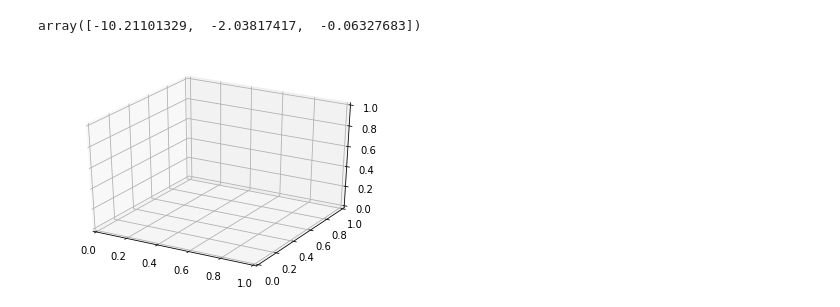
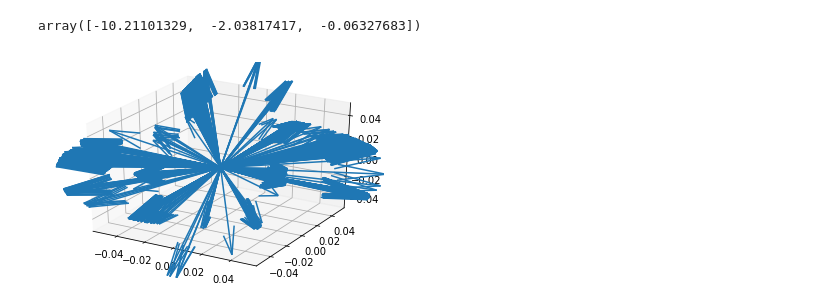
Before and after one commit to mehdig-exe/Third-Year-Project, a Jupyter notebook: Mehdi/Data Analysis.ipynb, the cells around one changed output. Cells and saved outputs as stored; diff of their text form; code cells hidden in the pictures.

```diff
--- a/Mehdi/Data Analysis.ipynb
+++ b/Mehdi/Data Analysis.ipynb
@@ -27,11 +27,11 @@ np.cross(x1[1],x1[2])
 array([-10.21101329,  -2.03817417,  -0.06327683])
 # %%
 crossArray = []
-for i,j in enumerate(x1[0:2146]):
-    crossArray.append(np.cross(x1[i],x1[i+1]))
-crossArray
 %matplotlib inline
 fig = plt.figure()
 ax = plt.axes(projection='3d')
+for i,j in enumerate(x1[0:2146]):
+    crossArray.append(np.cross(x1[i],x1[i+1],))
+    ax.quiver(0, 0, 0, crossArray[i][0], crossArray[i][1], crossArray[i][2], length=0.1, normalize=True)
 # %% [output]
-[figure, old version]
+[figure, new version]
```
